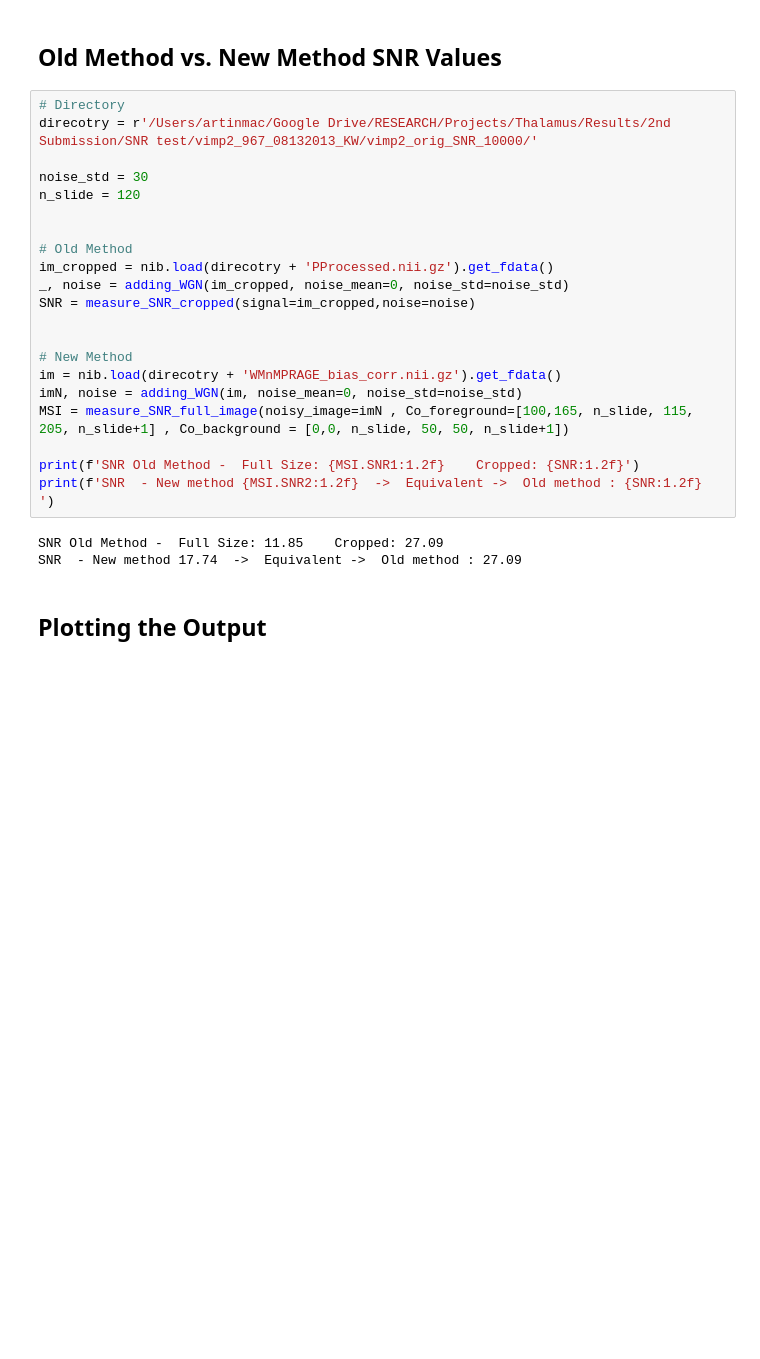
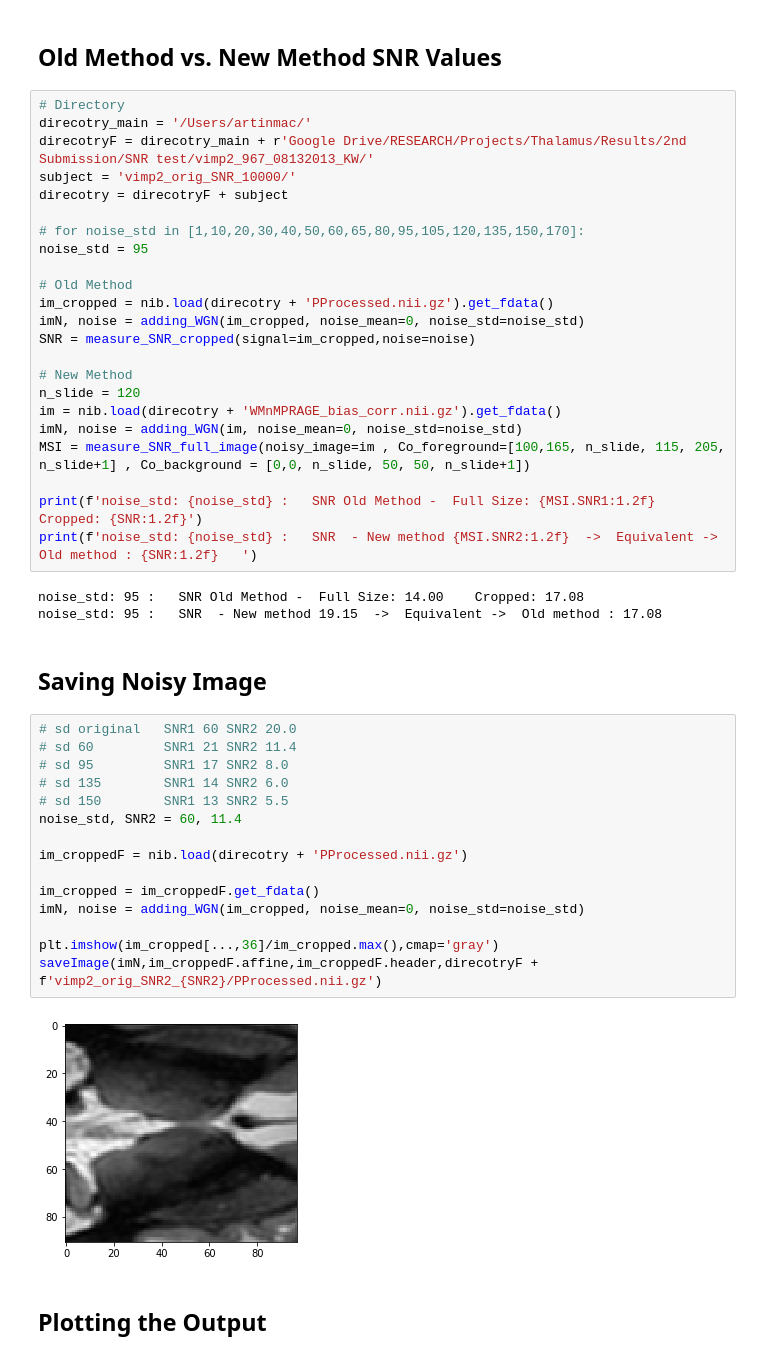
Before and after one commit to artinmajdi/Thalamic-Nuclei-Segmentation, a Jupyter notebook: otherFuncs/measuring_SRN.ipynb, the cells around one changed output. Drawn from its saved outputs; the diff is of its cells as text; blank space fills up the shorter version.

Commit message:
creating some samples for SNR figure

```diff
--- a/otherFuncs/measuring_SRN.ipynb
+++ b/otherFuncs/measuring_SRN.ipynb
@@ -68,28 +71,49 @@ def measure_SNR_cropped(signal,noise):
 ## Old Method vs. New Method SNR Values
 # %%
 # Directory
-direcotry = r'/Users/artinmac/Google Drive/RESEARCH/Projects/Thalamus/Results/2nd Submission/SNR test/vimp2_967_08132013_KW/vimp2_orig_SNR_10000/'
+direcotry_main = '/Users/artinmac/'
+direcotryF = direcotry_main + r'Google Drive/RESEARCH/Projects/Thalamus/Results/2nd Submission/SNR test/vimp2_967_08132013_KW/'
+subject = 'vimp2_orig_SNR_10000/'
+direcotry = direcotryF + subject
 
-noise_std = 30
-n_slide = 120
-
+# for noise_std in [1,10,20,30,40,50,60,65,80,95,105,120,135,150,170]:
+noise_std = 95
 
 # Old Method
 im_cropped = nib.load(direcotry + 'PProcessed.nii.gz').get_fdata()
-_, noise = adding_WGN(im_cropped, noise_mean=0, noise_std=noise_std)
+imN, noise = adding_WGN(im_cropped, noise_mean=0, noise_std=noise_std)
 SNR = measure_SNR_cropped(signal=im_cropped,noise=noise)
 
-
 # New Method
+n_slide = 120
 im = nib.load(direcotry + 'WMnMPRAGE_bias_corr.nii.gz').get_fdata()
 imN, noise = adding_WGN(im, noise_mean=0, noise_std=noise_std)
-MSI = measure_SNR_full_image(noisy_image=imN , Co_foreground=[100,165, n_slide, 115, 205, n_slide+1] , Co_background = [0,0, n_slide, 50, 50, n_slide+1])
+MSI = measure_SNR_full_image(noisy_image=im , Co_foreground=[100,165, n_slide, 115, 205, n_slide+1] , Co_background = [0,0, n_slide, 50, 50, n_slide+1])
 
-print(f'SNR Old Method -  Full Size: {MSI.SNR1:1.2f}    Cropped: {SNR:1.2f}')
-print(f'SNR  - New method {MSI.SNR2:1.2f}  ->  Equivalent ->  Old method : {SNR:1.2f}   ')
+print(f'noise_std: {noise_std} :   SNR Old Method -  Full Size: {MSI.SNR1:1.2f}    Cropped: {SNR:1.2f}')
+print(f'noise_std: {noise_std} :   SNR  - New method {MSI.SNR2:1.2f}  ->  Equivalent ->  Old method : {SNR:1.2f}   ')
 # %% [output]
-SNR Old Method -  Full Size: 11.85    Cropped: 27.09
-SNR  - New method 17.74  ->  Equivalent ->  Old method : 27.09
+noise_std: 95 :   SNR Old Method -  Full Size: 14.00    Cropped: 17.08
+noise_std: 95 :   SNR  - New method 19.15  ->  Equivalent ->  Old method : 17.08
+# %% [markdown]
+## Saving Noisy Image
+# %%
+# sd original	SNR1 60	SNR2 20.0
+# sd 60 	    SNR1 21	SNR2 11.4
+# sd 95	        SNR1 17	SNR2 8.0
+# sd 135	    SNR1 14	SNR2 6.0
+# sd 150	    SNR1 13	SNR2 5.5
+noise_std, SNR2 = 60, 11.4
+
+im_croppedF = nib.load(direcotry + 'PProcessed.nii.gz')
+
+im_cropped = im_croppedF.get_fdata()
+imN, noise = adding_WGN(im_cropped, noise_mean=0, noise_std=noise_std)
+
+plt.imshow(im_cropped[...,36]/im_cropped.max(),cmap='gray')
+saveImage(imN,im_croppedF.affine,im_croppedF.header,direcotryF + f'vimp2_orig_SNR2_{SNR2}/PProcessed.nii.gz')
+# %% [output]
+[figure, added]
 # %% [markdown]
 ## Plotting the Output
 # %%
```
Also changed, not shown: parts of 3 cells of this notebook, 1 other file.
